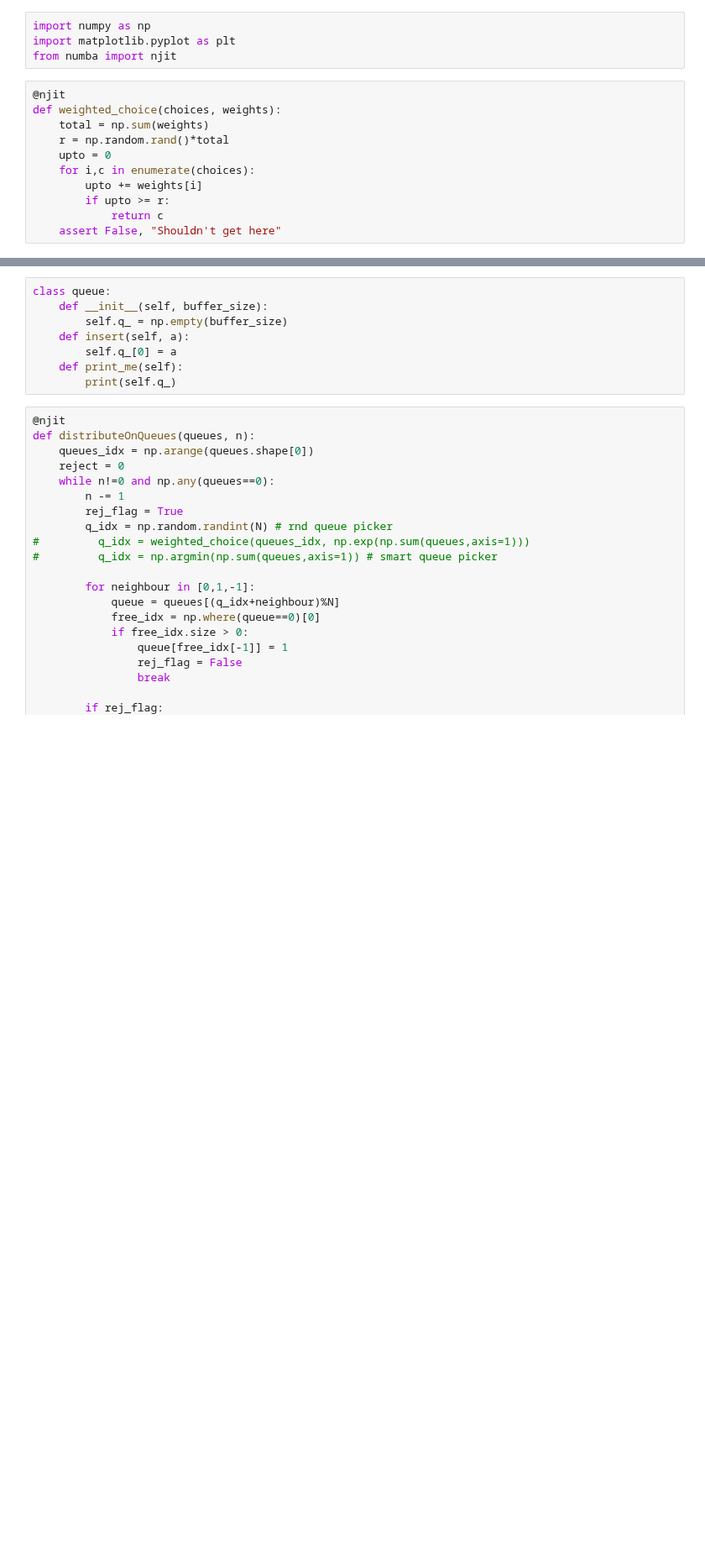
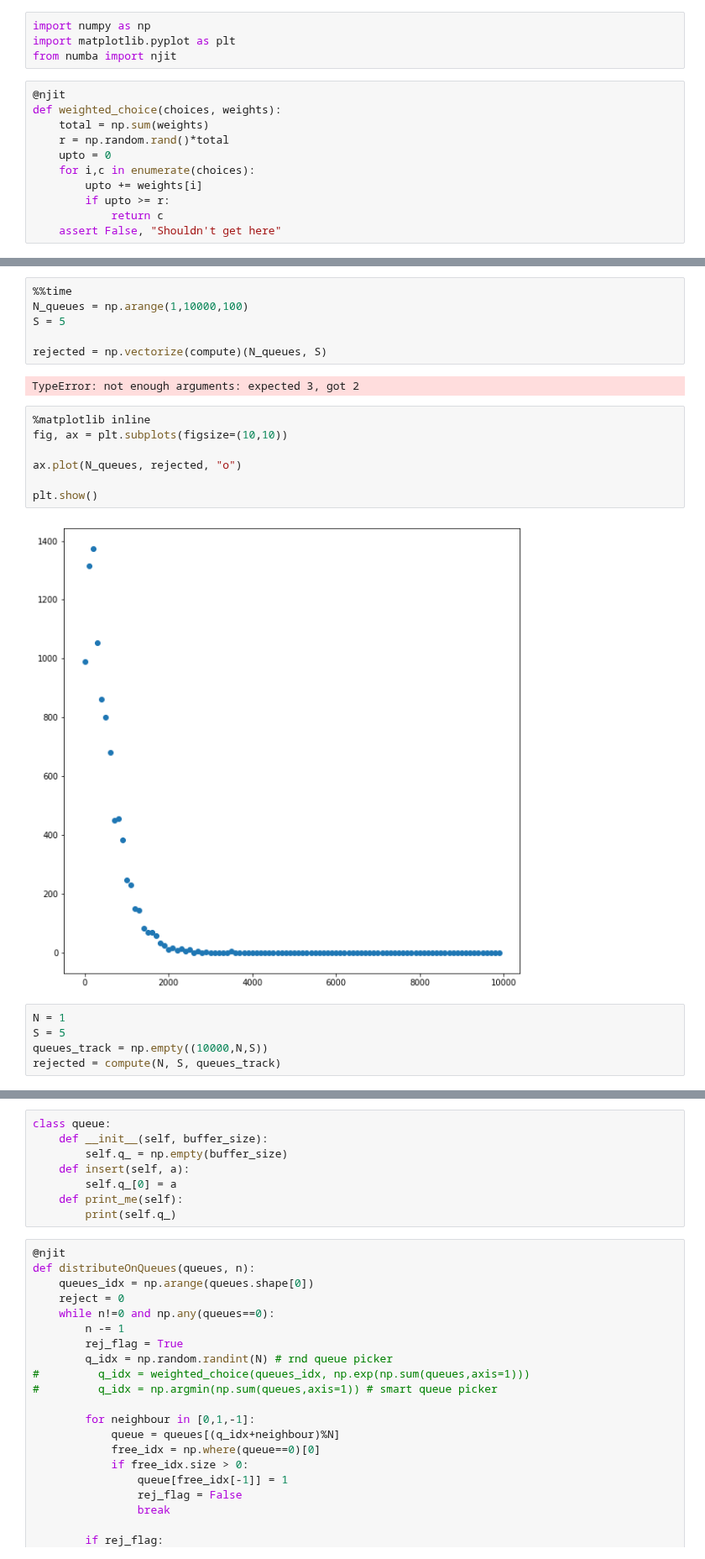
Before and after one commit to poss-group/matsim-bimodal-1, a Jupyter notebook: python_analysis/QueueModel.ipynb, the cells around one changed output, grey strips where cells are left out. Shown at 84% size. Cells and saved outputs as stored; diff of their text form; blank space fills up the shorter version.

```diff
--- a/python_analysis/QueueModel.ipynb
+++ b/python_analysis/QueueModel.ipynb
@@ -95,0 +79,22 @@ False
+# %%
+%%time
+N_queues = np.arange(1,10000,100)
+S = 5
+
+rejected = np.vectorize(compute)(N_queues, S)
+# %% [output]
+TypeError: not enough arguments: expected 3, got 2
+# %%
+%matplotlib inline
+fig, ax = plt.subplots(figsize=(10,10))
+
+ax.plot(N_queues, rejected, "o")
+
+plt.show()
+# %% [output]
+[figure, added]
+# %%
+N = 1
+S = 5
+queues_track = np.empty((10000,N,S))
+rejected = compute(N, S, queues_track)
```
Also changed, not shown: parts of 5 cells of this notebook, 19 other files.
